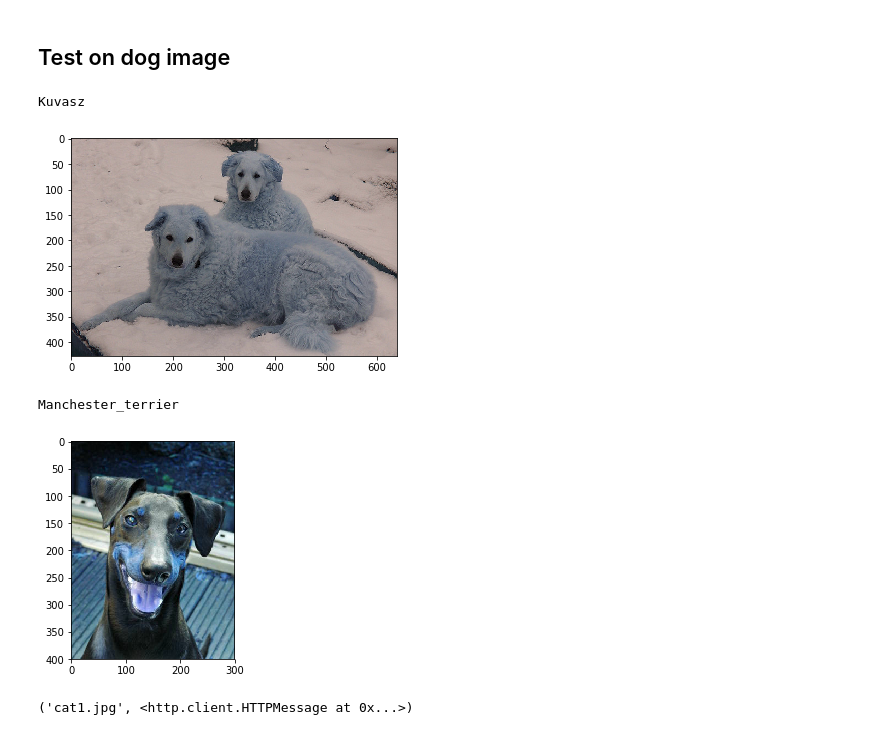
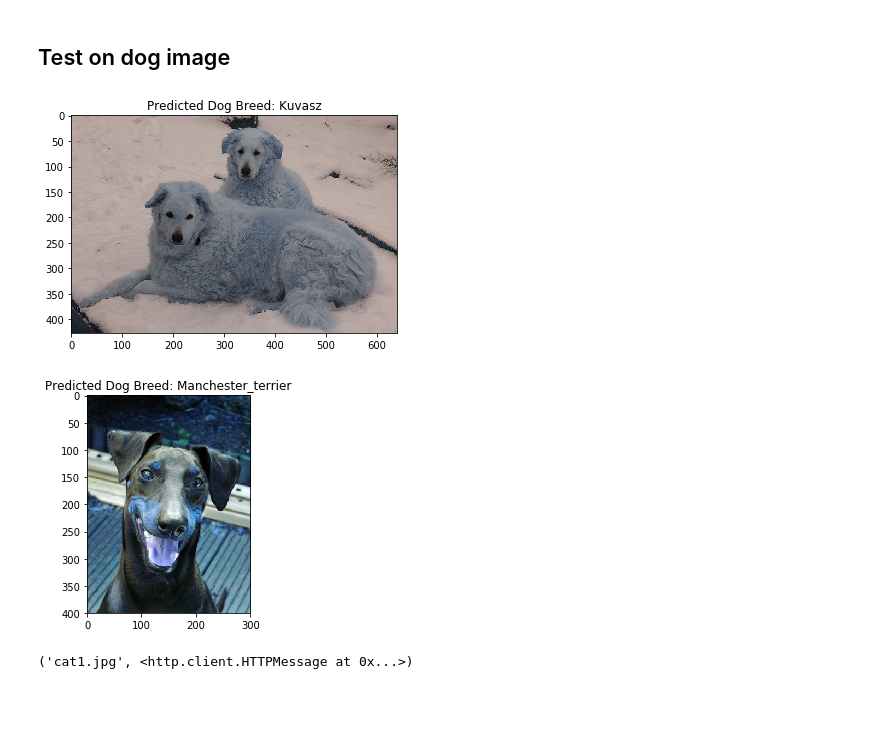
Before and after one commit to ranamahmud/dog-breed-classifier-udacity-capstone, a Jupyter notebook: dog_app.ipynb, the cells around one changed output. Cells and saved outputs as stored; diff of their text form; code cells hidden in the pictures; blank space fills up the shorter version.

```diff
--- a/dog_app.ipynb
+++ b/dog_app.ipynb
@@ -786,11 +790,11 @@ def predict_human_dog(img_path):
     else:
         return "Error, No human or dog identified"
 # %%
-def plot_image(path):
+def plot_image(path,title=""):
     img = cv2.imread(path)
     plt.figure()
     plt.imshow(img)
-#     plt.title("Human face")
+    plt.title(title)
     plt.show()
 # %% [markdown]
 #### test on human image
@@ -858,18 +864,16 @@ Bullmastiff
 ## Test on dog image
 # %%
 file = dog_files_short[0]
-print(predict_human_dog(file))
-plot_image(file)
+prediction = predict_human_dog(file)
+plot_image(file, "Predicted Dog Breed: "+prediction)
 # %% [output]
-Kuvasz
-[figure, old version]
+[figure, new version]
 # %%
 file = dog_files_short[35]
-print(predict_human_dog(file))
-plot_image(file)
+prediction = predict_human_dog(file)
+plot_image(file, "Predicted Dog Breed: "+prediction)
 # %% [output]
-Manchester_terrier
-[figure, old version]
+[figure, new version]
 # %%
 import urllib.request
 # source: Ramiz Dedaković @ramche unsplash
```
Also changed, not shown: parts of 23 cells of this notebook, 12 other files.
